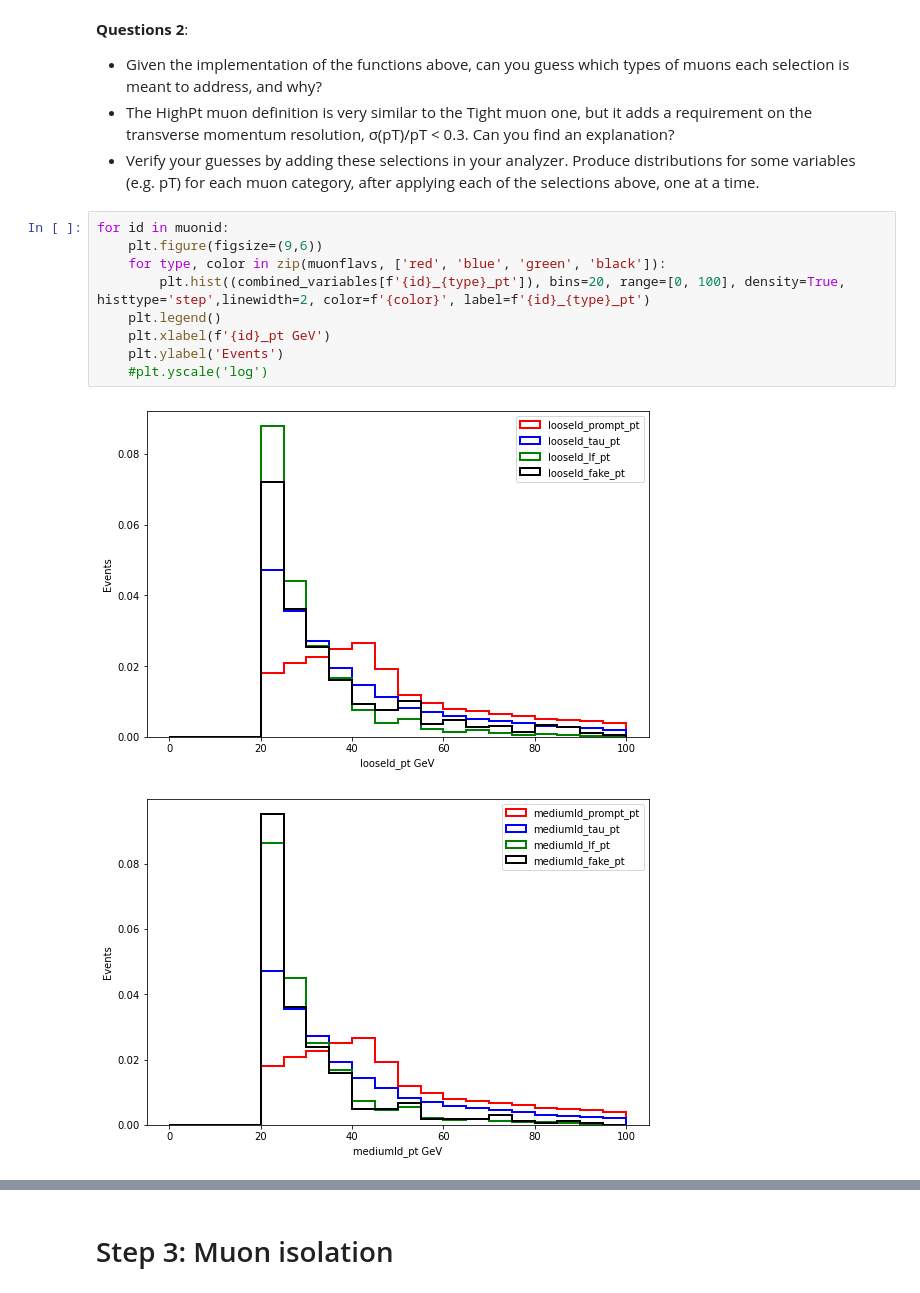
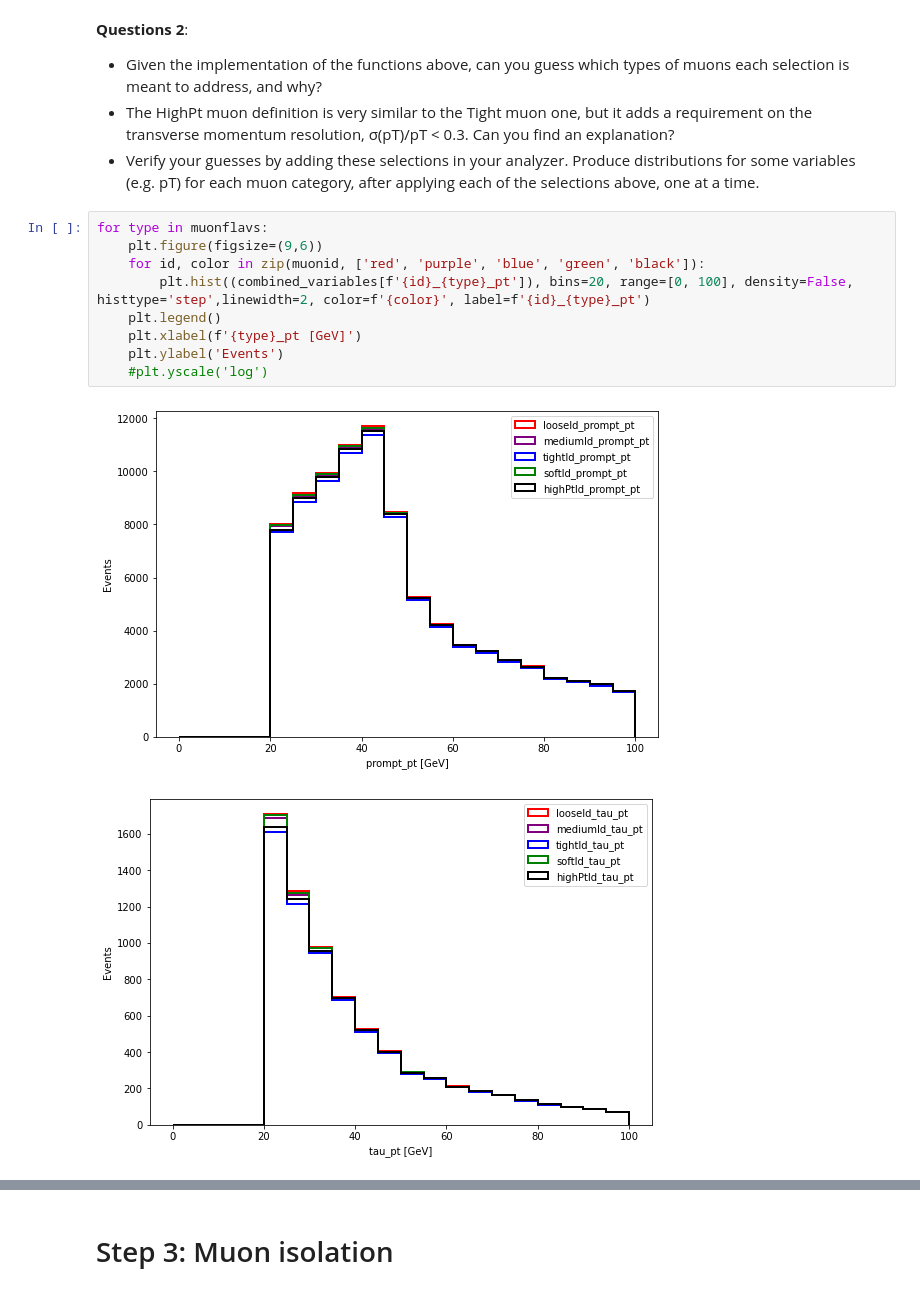
Before and after one commit to Christinaw97/MuonDAS2025, a Jupyter notebook: Exercise-3-Muon-identification-and-isolation.ipynb, the cells around one changed output, grey strips where cells are left out. Drawn from its saved outputs; the diff is of its cells as text.

```diff
--- a/Exercise-3-Muon-identification-and-isolation.ipynb
+++ b/Exercise-3-Muon-identification-and-isolation.ipynb
@@ -245,14 +245,14 @@ bool muon::isHighPtMuon(const reco::Muon& muon, const reco::Vertex& vtx){
 * The HighPt muon definition is very similar to the Tight muon one, but it adds a requirement on the transverse momentum resolution, σ(pT)/pT < 0.3. Can you find an explanation?
 * Verify your guesses by adding these selections in your analyzer. Produce distributions for some variables (e.g. pT) for each muon category, after applying each of the selections above, one at a time.
 # %%
-for id in muonid:
+for type in muonflavs:
     plt.figure(figsize=(9,6))
-    for type, color in zip(muonflavs, ['red', 'blue', 'green', 'black']):
-        plt.hist((combined_variables[f'{id}_{type}_pt']), bins=20, range=[0, 100], density=True, histtype='step',linewidth=2, color=f'{color}', label=f'{id}_{type}_pt')
+    for id, color in zip(muonid, ['red', 'purple', 'blue', 'green', 'black']):
+        plt.hist((combined_variables[f'{id}_{type}_pt']), bins=20, range=[0, 100], density=False, histtype='step',linewidth=2, color=f'{color}', label=f'{id}_{type}_pt')
     plt.legend()
-    plt.xlabel(f'{id}_pt GeV')
+    plt.xlabel(f'{type}_pt [GeV]')
     plt.ylabel('Events')
     #plt.yscale('log')
 # %% [output]
-[figure, old version]
+[figure, new version]
-[figure, old version]
+[figure, new version]
```
Also changed, not shown: parts of 2 cells of this notebook, 6 other files.
